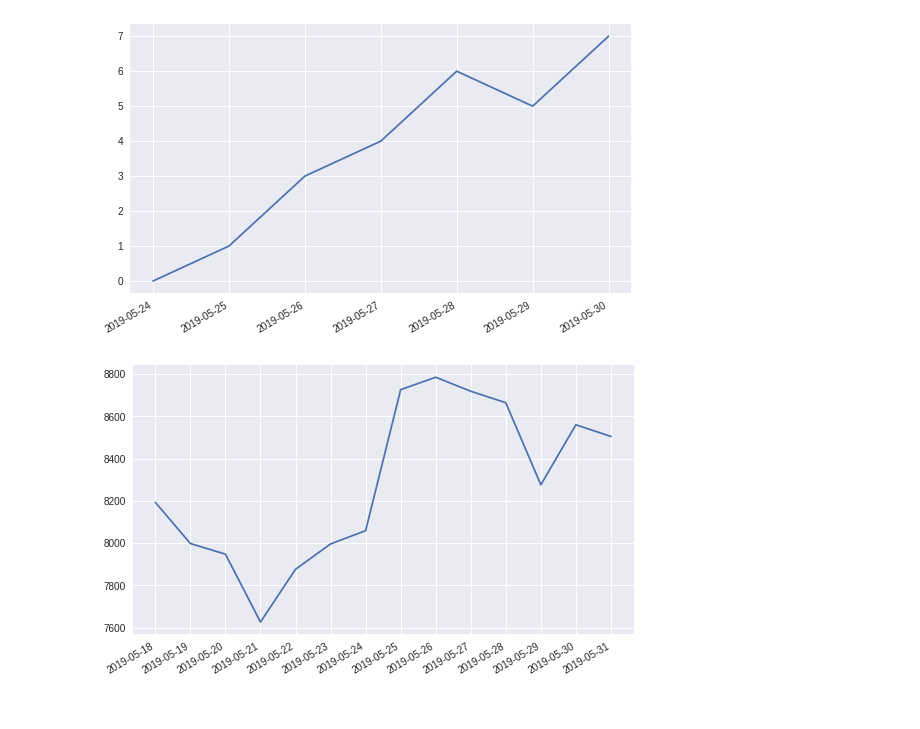
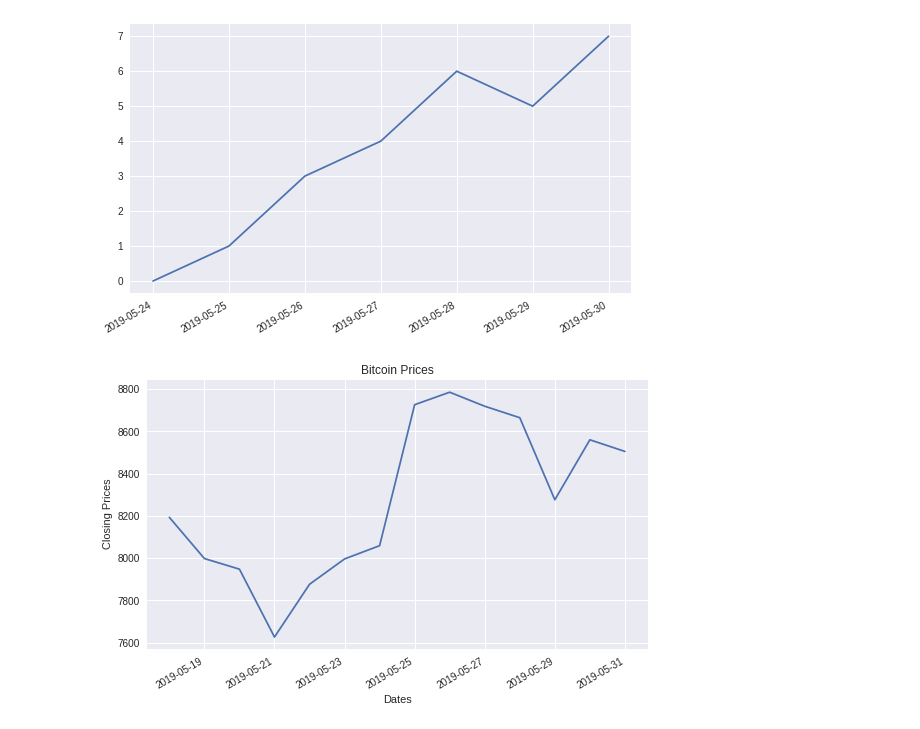
Before and after one commit to DataCrusade1999/Python, a Jupyter notebook: Matplotlib(Colab1).ipynb, the cells around one changed output. Cells and saved outputs as stored; diff of their text form; code cells hidden in the pictures.

```diff
--- a/Matplotlib(Colab1).ipynb
+++ b/Matplotlib(Colab1).ipynb
@@ -94,6 +94,8 @@ plt.show()
 # %%
 url='https://raw.githubusercontent.com/CoreyMSchafer/code_snippets/master/Python/Matplotlib/08-TimeSeries/data.csv'
 df1=pd.read_csv(url)
+df1['Date']=pd.to_datetime(df1['Date'])
+df1.sort_values('Date',inplace=True)
 # %%
 dates = [
     datetime(2019, 5, 24),
@@ -113,8 +115,11 @@ plt.show()
 # %%
 price_date=df1['Date']
 price_close=df1['Close']
 plt.plot_date(price_date,price_close,linestyle='solid',marker=None)
 plt.gcf().autofmt_xdate()
+plt.title('Bitcoin Prices')
+plt.xlabel('Dates')
+plt.ylabel(' Closing Prices')
 plt.show()
 # %% [output]
-[figure, old version]
+[figure, new version]
```
